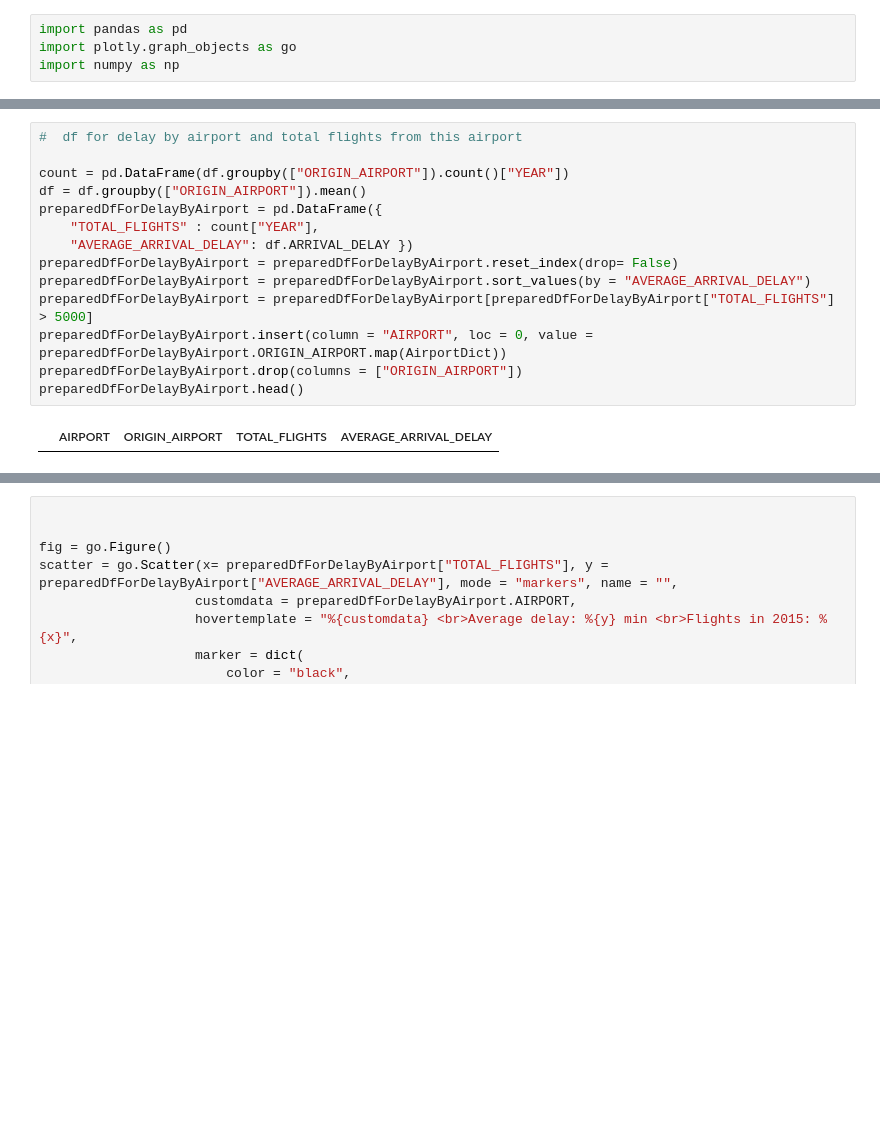
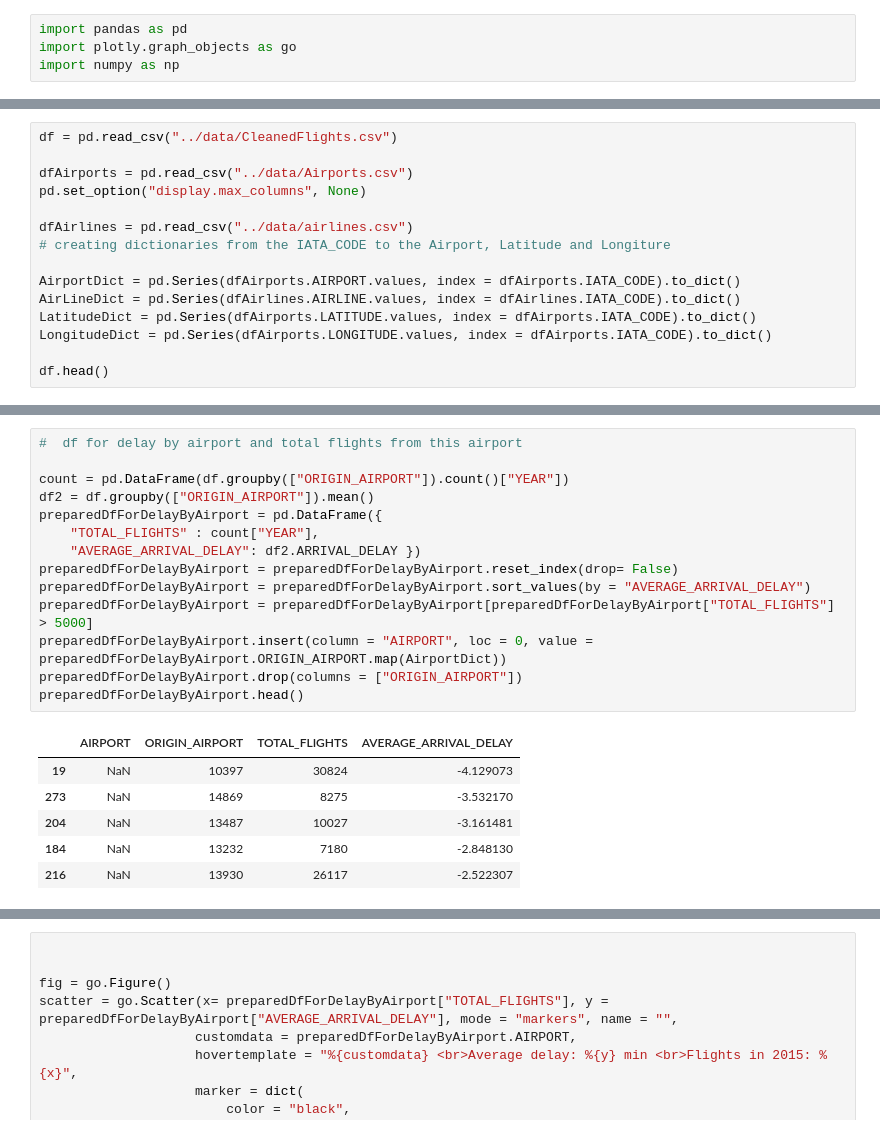
Before and after one commit to FlorianKenner/FlightVisualization, a Jupyter notebook: ThirdVisualization_Delays/delays.ipynb, the cells around one changed output, grey strips where cells are left out. Saved outputs shown, nothing was run; the diff lists cells and outputs as text; blank space fills up the shorter version.

Commit message:
wip: more delay dataframes

```diff
--- a/ThirdVisualization_Delays/delays.ipynb
+++ b/ThirdVisualization_Delays/delays.ipynb
@@ -20,0 +5,15 @@ Columns (7,8) have mixed types.Specify dtype option on import or set low_memory=
+# %%
+df = pd.read_csv("../data/CleanedFlights.csv")
+
+dfAirports = pd.read_csv("../data/Airports.csv")
+pd.set_option("display.max_columns", None)
+
+dfAirlines = pd.read_csv("../data/airlines.csv")
+# creating dictionaries from the IATA_CODE to the Airport, Latitude and Longiture
+
+AirportDict = pd.Series(dfAirports.AIRPORT.values, index = dfAirports.IATA_CODE).to_dict()
+AirLineDict = pd.Series(dfAirlines.AIRLINE.values, index = dfAirlines.IATA_CODE).to_dict()
+LatitudeDict = pd.Series(dfAirports.LATITUDE.values, index = dfAirports.IATA_CODE).to_dict()
+LongitudeDict = pd.Series(dfAirports.LONGITUDE.values, index = dfAirports.IATA_CODE).to_dict()
+
+df.head()
@@ -21,16 +28,21 @@ Columns (7,8) have mixed types.Specify dtype option on import or set low_memory=
 # %%
 #  df for delay by airport and total flights from this airport
 
 count = pd.DataFrame(df.groupby(["ORIGIN_AIRPORT"]).count()["YEAR"])
-df = df.groupby(["ORIGIN_AIRPORT"]).mean()
+df2 = df.groupby(["ORIGIN_AIRPORT"]).mean()
 preparedDfForDelayByAirport = pd.DataFrame({
     "TOTAL_FLIGHTS" : count["YEAR"],
-    "AVERAGE_ARRIVAL_DELAY": df.ARRIVAL_DELAY })
+    "AVERAGE_ARRIVAL_DELAY": df2.ARRIVAL_DELAY })
 preparedDfForDelayByAirport = preparedDfForDelayByAirport.reset_index(drop= False)
 preparedDfForDelayByAirport = preparedDfForDelayByAirport.sort_values(by = "AVERAGE_ARRIVAL_DELAY")
 preparedDfForDelayByAirport = preparedDfForDelayByAirport[preparedDfForDelayByAirport["TOTAL_FLIGHTS"] > 5000]
 preparedDfForDelayByAirport.insert(column = "AIRPORT", loc = 0, value = preparedDfForDelayByAirport.ORIGIN_AIRPORT.map(AirportDict))
 preparedDfForDelayByAirport.drop(columns = ["ORIGIN_AIRPORT"])
 preparedDfForDelayByAirport.head()
 # %% [output]
 |  | AIRPORT | ORIGIN_AIRPORT | TOTAL_FLIGHTS | AVERAGE_ARRIVAL_DELAY |
+| 19 | NaN | 10397 | 30824 | -4.129073 |
+| 273 | NaN | 14869 | 8275 | -3.532170 |
+| 204 | NaN | 13487 | 10027 | -3.161481 |
+| 184 | NaN | 13232 | 7180 | -2.848130 |
+| 216 | NaN | 13930 | 26117 | -2.522307 |
```
Also changed, not shown: parts of 4 cells of this notebook.
